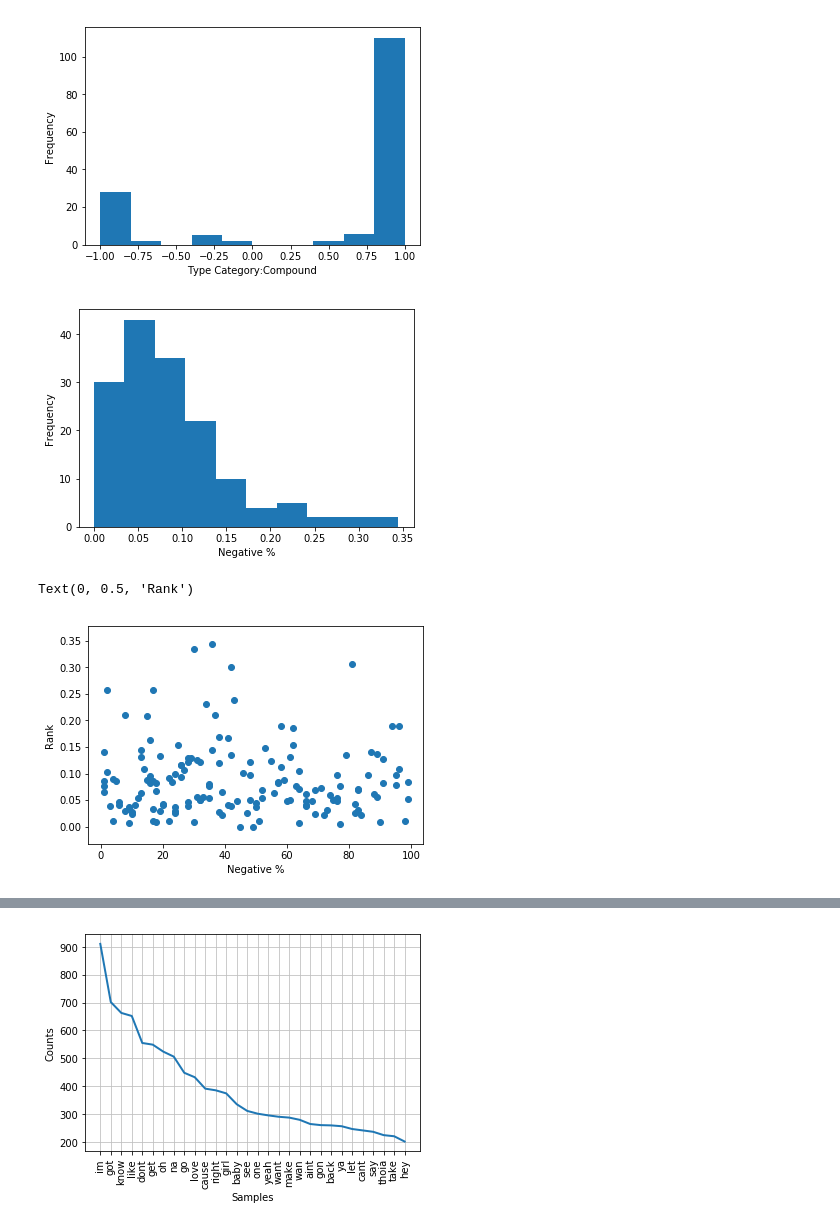
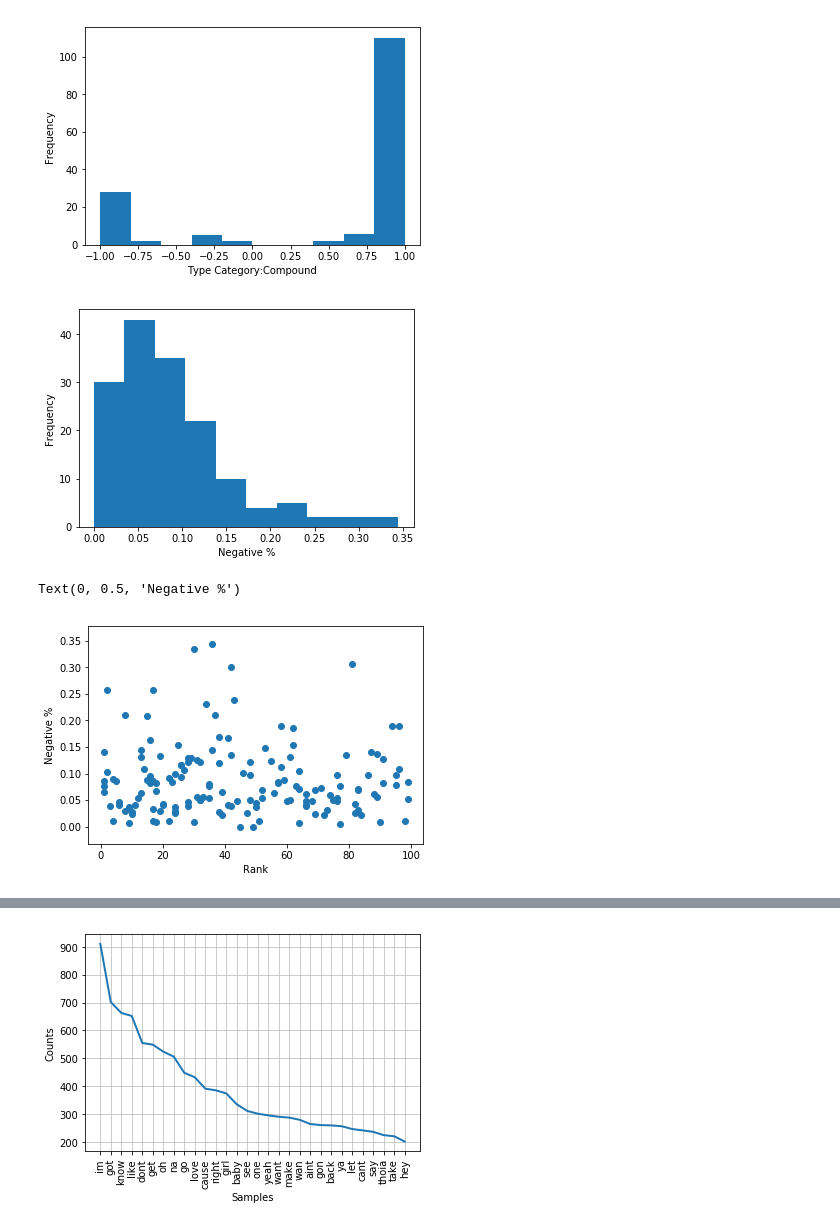
Before and after one commit to COGS108/Projects, a Jupyter notebook: FinalProject_group152.ipynb, the cells around one changed output, grey strips where cells are left out. Drawn from its saved outputs; the diff is of its cells as text; code cells hidden in the pictures.

```diff
--- a/FinalProject_group152.ipynb
+++ b/FinalProject_group152.ipynb
@@ -781,16 +789,16 @@ plt.show()
 # %%
 plt.hist(neg)
 plt.xlabel('Negative %')
 plt.ylabel('Frequency')
 plt.show()
 
 plt.scatter(rank, neg)
-plt.xlabel('Negative %')
-plt.ylabel('Rank')
+plt.xlabel('Rank')
+plt.ylabel('Negative %')
 # %% [output]
 [figure]
-Text(0, 0.5, 'Rank')
+Text(0, 0.5, 'Negative %')
-[figure, old version]
+[figure, new version]
 # %%
 d = {'neg': neg, 'rank': rank}
 df_test = pd.DataFrame(data = d )
```
Also changed, not shown: parts of 20 cells of this notebook.
